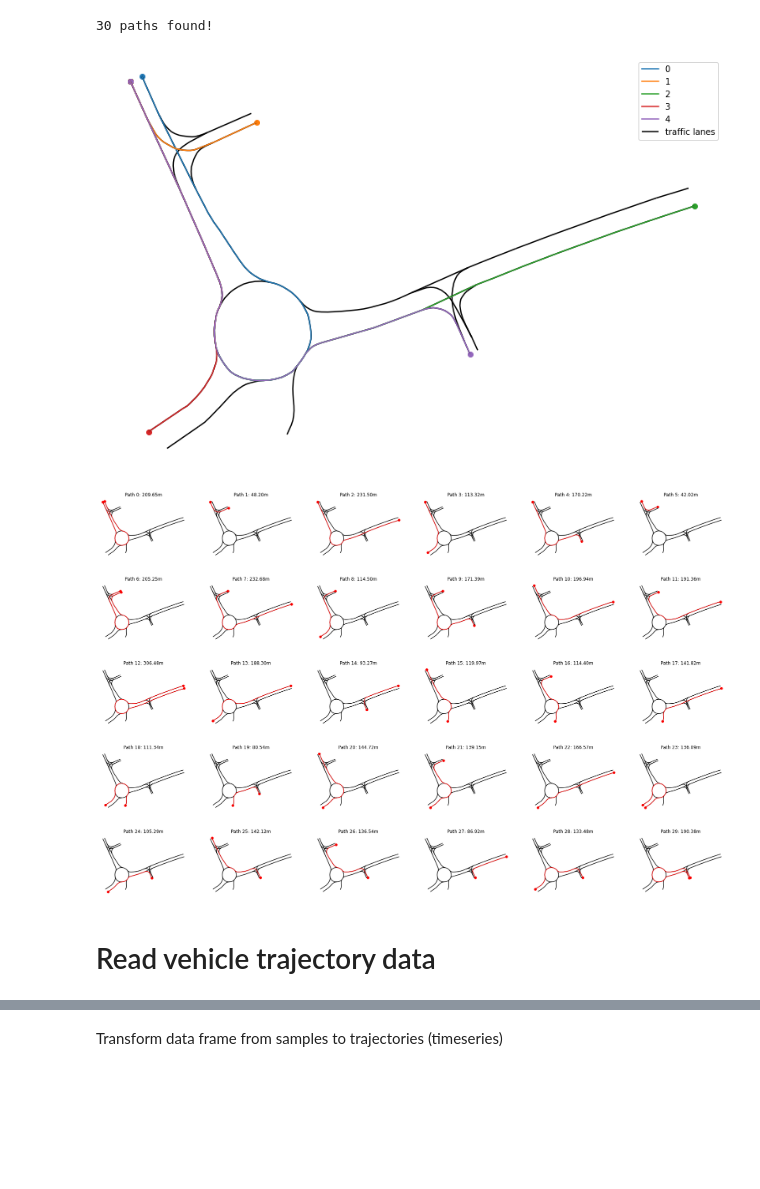
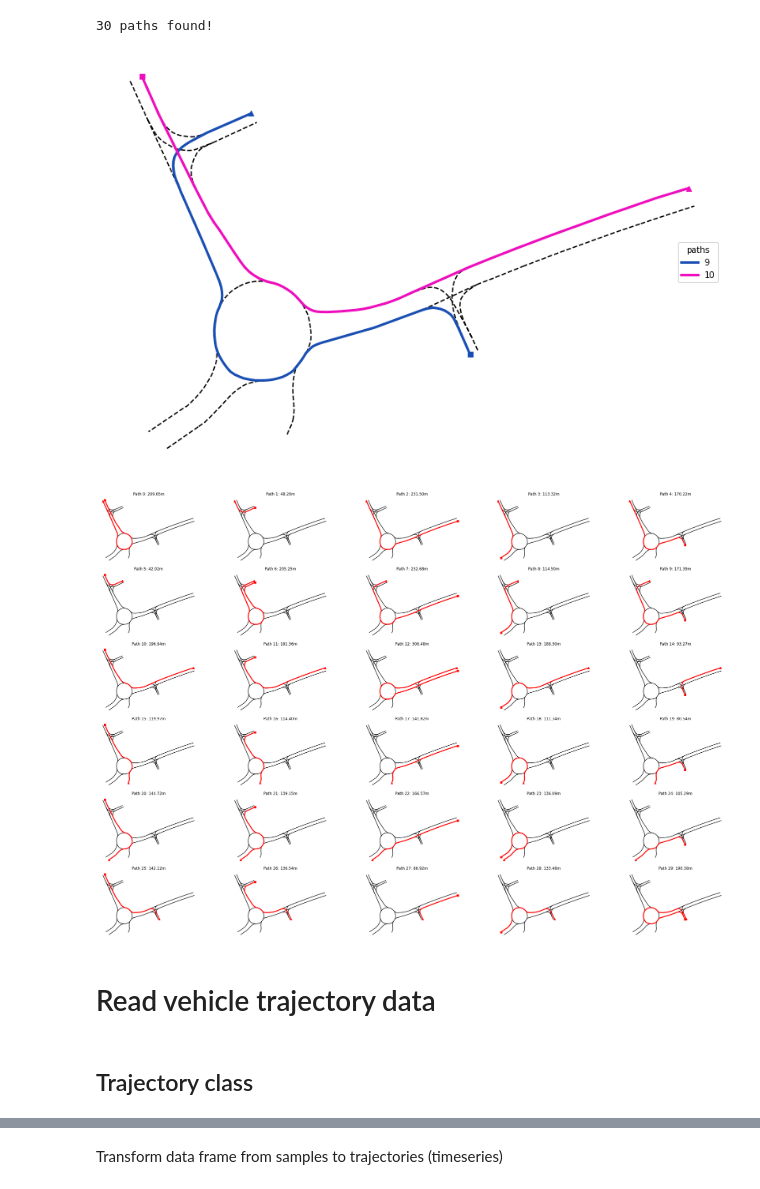
Before and after one commit to kopytjuk/opendd-analysis, a Jupyter notebook: notebooks/Distance Analysis.ipynb, the cells around one changed output, grey strips where cells are left out. Drawn from its saved outputs; the diff is of its cells as text; code cells hidden in the pictures; blank space fills up the shorter version.

Commit message:
Prettify some plots.

```diff
--- a/notebooks/Distance Analysis.ipynb
+++ b/notebooks/Distance Analysis.ipynb
@@ -65,10 +75,11 @@ fig, ax = plt.subplots(figsize=(16, 9))
 trafficlanes.plot(ax=ax, color="k", label="traffic lanes")
 
 start_nodes_matrix = np.array(start_nodes)
-ax.scatter(start_nodes_matrix[:, 0], start_nodes_matrix[:, 1], color="r", label="start nodes")
+ax.scatter(start_nodes_matrix[:, 0], start_nodes_matrix[:, 1], s=50, color="r", marker="^", label="start nodes")
 
 end_nodes_matrix = np.array(end_nodes)
-ax.scatter(end_nodes_matrix[:, 0], end_nodes_matrix[:, 1], color="y", label="end nodes")
+ax.scatter(end_nodes_matrix[:, 0], end_nodes_matrix[:, 1], s=50, color="y", marker="s", label="end nodes")
 
-ax.legend()
+ax.legend(loc=5)
+ax.set_axis_off()
 # %% [output]
@@ -83,7 +93,7 @@ def pairwise(iterable):
     next(b, None)
     return zip(a, b)
 # %%
-def graph_path_to_linestring(G, path: List[object]) -> LineString:
+def graph_path_to_linestring(G, path: List[int]) -> LineString:
     lines = list()
     for n0, n1 in pairwise(path):
         geometry = G.edges[n0, n1]['geometry']
@@ -101,8 +111,9 @@ class DrivablePath:
     def plot(self, ax, color=None):
         ls = self.path
         x, y = ls.xy
-        ax.plot(x, y, label=str(self.id), color=color)
-        ax.scatter([x[0], x[-1]], [y[0], y[-1]], color=color)
+        ax.plot(x, y, label=str(self.id), color=color, lw=3)
+        ax.scatter([x[0]], [y[0]], color=color, marker="^")
+        ax.scatter([x[-1]], [y[-1]], color=color, marker="s")
 
     @property
     def length(self) -> float:
@@ -122,26 +138,32 @@ print(num_paths, "paths found!")
 30 paths found!
 # %%
 fig, ax = plt.subplots(figsize=(16, 9))
-trafficlanes.plot(ax=ax, color="k", label="traffic lanes")
+trafficlanes.plot(ax=ax, color="k", linestyle="--")
 
-for dp in paths[:5]:
-    dp.plot(ax)
+N = 2
+colors = random_colors(N, seed=43)
 
-ax.legend()
+for i, dp in enumerate(paths[9:9+N]):
+    dp.plot(ax, color=colors[i])
+
+ax.legend(title="paths", loc=5)
 ax.set_axis_off()
 # %% [output]
-[figure, old version]
+[figure, new version]
 # %%
-fig, axs = plt.subplots(nrows=math.ceil(num_paths/6), ncols=6, figsize=(30, 20))
+fig, axs = plt.subplots(nrows=math.ceil(num_paths/5), ncols=5, figsize=(30, 20))
 axs = axs.flatten()
 
 for i, dp in enumerate(paths):
     axi = axs[i]
     trafficlanes.plot(ax=axi, color="k", label="traffic lanes")
     dp.plot(axi, color="red")
     axi.set_axis_off()
     axi.set_title(f"Path {i}: {dp.length:.2f}m")
+plt.tight_layout()
 # %% [output]
-[figure, old version]
+[figure, new version]
 # %% [markdown]
 # Read vehicle trajectory data
+# %% [markdown]
+## Trajectory class
```
Also changed, not shown: parts of 61 cells of this notebook, 4 other files.
